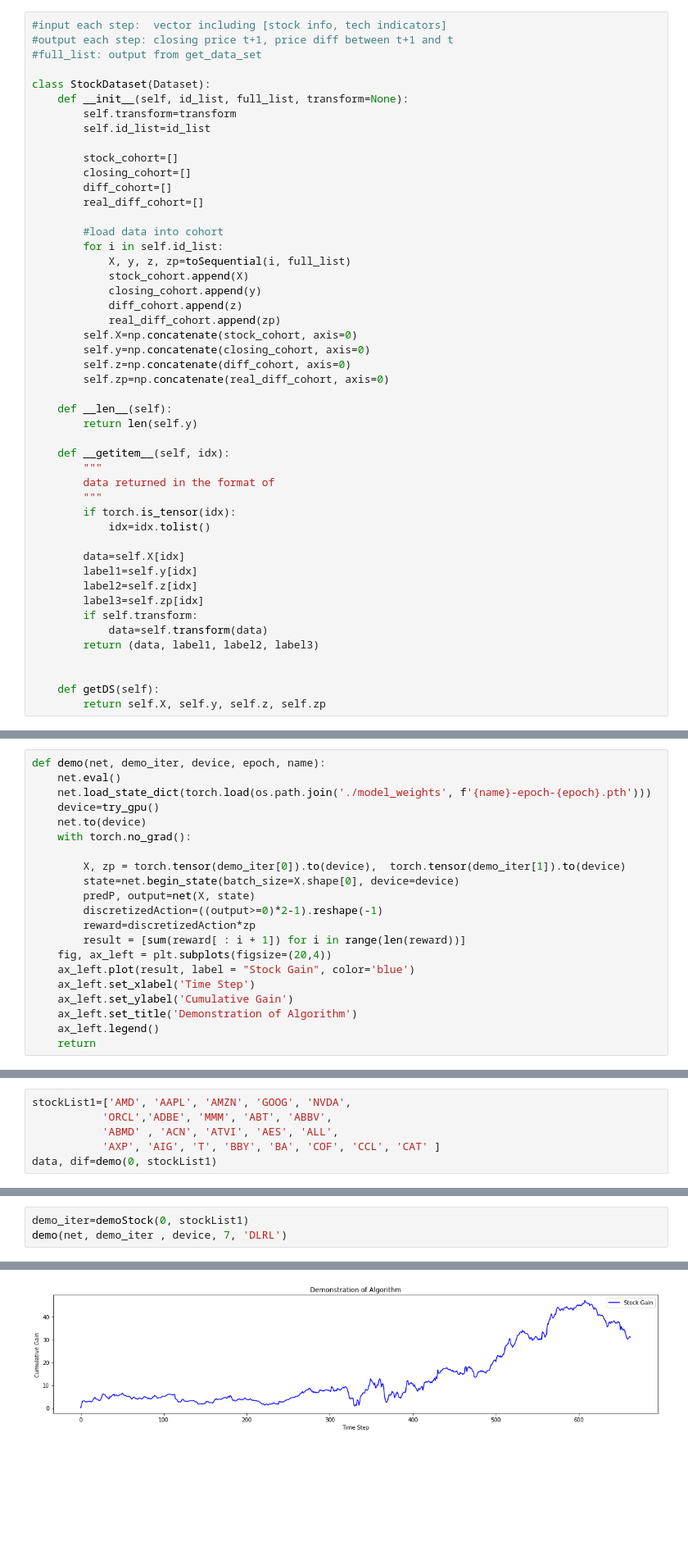
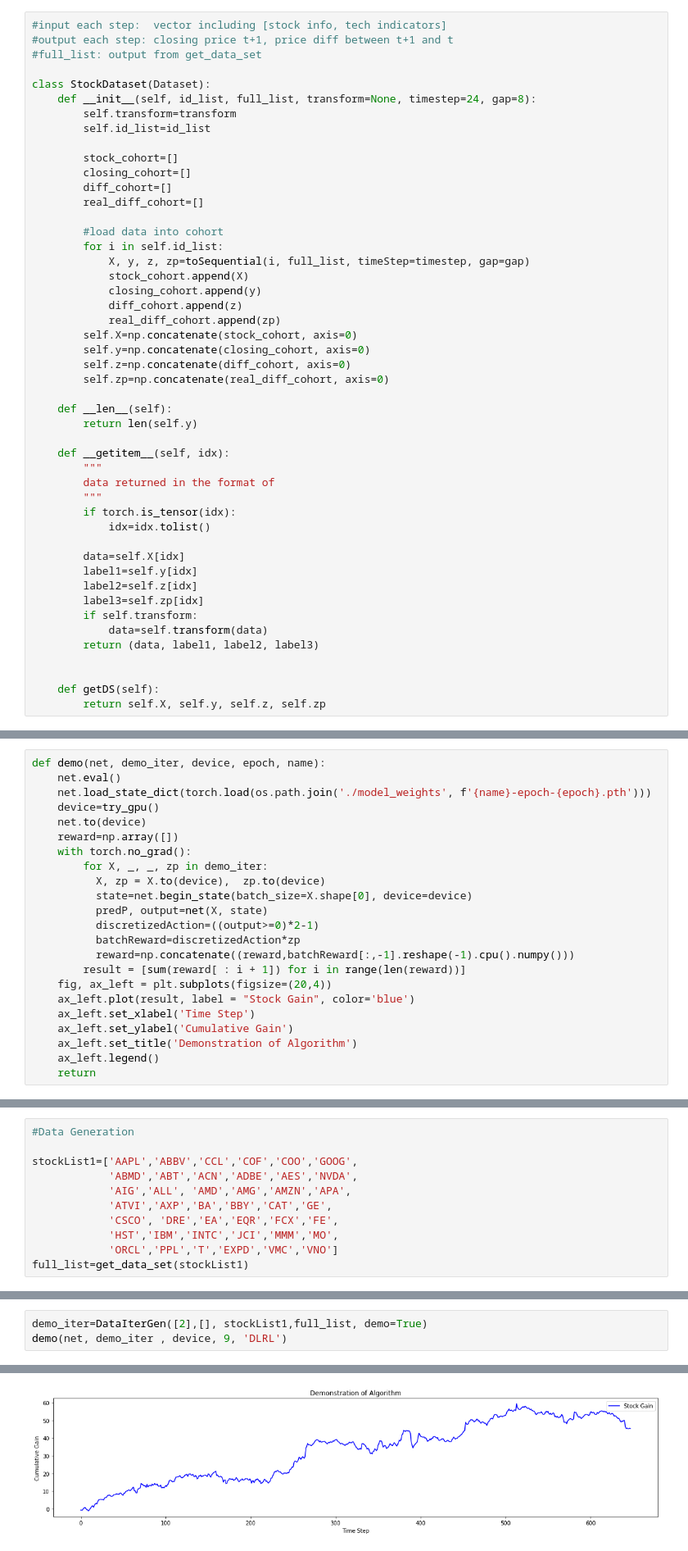
Before and after one commit to Lingfeng158/TFJ-DRL-Replication, a Jupyter notebook: src/Project_2_with_coint.ipynb, the cells around one changed output, grey strips where cells are left out. Shown: that part at 82% size. Cells and saved outputs as stored; diff of their text form; blank space fills up the shorter version.

```diff
--- a/src/Project_2_with_coint.ipynb
+++ b/src/Project_2_with_coint.ipynb
@@ -159,7 +148,7 @@ def toSequential(idx, full_list, timeStep=24, gap=8):
 #full_list: output from get_data_set
 
 class StockDataset(Dataset):
-    def __init__(self, id_list, full_list, transform=None):
+    def __init__(self, id_list, full_list, transform=None, timestep=24, gap=8):
         self.transform=transform
         self.id_list=id_list
 
@@ -170,7 +159,7 @@ class StockDataset(Dataset):
 
         #load data into cohort
         for i in self.id_list:
-            X, y, z, zp=toSequential(i, full_list)
+            X, y, z, zp=toSequential(i, full_list, timeStep=timestep, gap=gap)
             stock_cohort.append(X)
             closing_cohort.append(y)
             diff_cohort.append(z)
@@ -511,13 +511,15 @@ def demo(net, demo_iter, device, epoch, name):
     net.load_state_dict(torch.load(os.path.join('./model_weights', f'{name}-epoch-{epoch}.pth')))
     device=try_gpu()
     net.to(device)
+    reward=np.array([])
     with torch.no_grad():
-
-        X, zp = torch.tensor(demo_iter[0]).to(device),  torch.tensor(demo_iter[1]).to(device)
-        state=net.begin_state(batch_size=X.shape[0], device=device)
-        predP, output=net(X, state)
-        discretizedAction=((output>=0)*2-1).reshape(-1)
-        reward=discretizedAction*zp
+        for X, _, _, zp in demo_iter:
+          X, zp = X.to(device),  zp.to(device)
+          state=net.begin_state(batch_size=X.shape[0], device=device)
+          predP, output=net(X, state)
+          discretizedAction=((output>=0)*2-1)
+          batchReward=discretizedAction*zp
+          reward=np.concatenate((reward,batchReward[:,-1].reshape(-1).cpu().numpy()))
         result = [sum(reward[ : i + 1]) for i in range(len(reward))]
     fig, ax_left = plt.subplots(figsize=(20,4))
     ax_left.plot(result, label = "Stock Gain", color='blue')
@@ -541,0 +531,11 @@ Val: ['NVDA'], Test: ['AMD', 'AAPL'], Train: ['AMZN', 'GOOG', 'ORCL', 'ADBE', 'M
+# %%
+#Data Generation
+
+stockList1=['AAPL','ABBV','CCL','COF','COO','GOOG',
+            'ABMD','ABT','ACN','ADBE','AES','NVDA',
+            'AIG','ALL', 'AMD','AMG','AMZN','APA',
+            'ATVI','AXP','BA','BBY','CAT','GE',
+            'CSCO', 'DRE','EA','EQR','FCX','FE',
+            'HST','IBM','INTC','JCI','MMM','MO',
+            'ORCL','PPL','T','EXPD','VMC','VNO']
+full_list=get_data_set(stockList1)
@@ -576,6 +570,0 @@ On average, every 20 days the algorithm yields:4.005699157714844
-# %%
-stockList1=['AMD', 'AAPL', 'AMZN', 'GOOG', 'NVDA',
-           'ORCL','ADBE', 'MMM', 'ABT', 'ABBV',
-           'ABMD' , 'ACN', 'ATVI', 'AES', 'ALL',
-           'AXP', 'AIG', 'T', 'BBY', 'BA', 'COF', 'CCL', 'CAT' ]
-data, dif=demo(0, stockList1)
@@ -584,4 +571,4 @@ Using Stock AMD as demonstration
 # %%
-demo_iter=demoStock(0, stockList1)
-demo(net, demo_iter , device, 7, 'DLRL')
+demo_iter=DataIterGen([2],[], stockList1,full_list, demo=True)
+demo(net, demo_iter , device, 9, 'DLRL')
 # %% [output]
@@ -589 +576 @@ Using Stock AMD as demonstration
-[figure, old version]
+[figure, new version]
```
Also changed, not shown: parts of 12 cells of this notebook, 2 other files.
